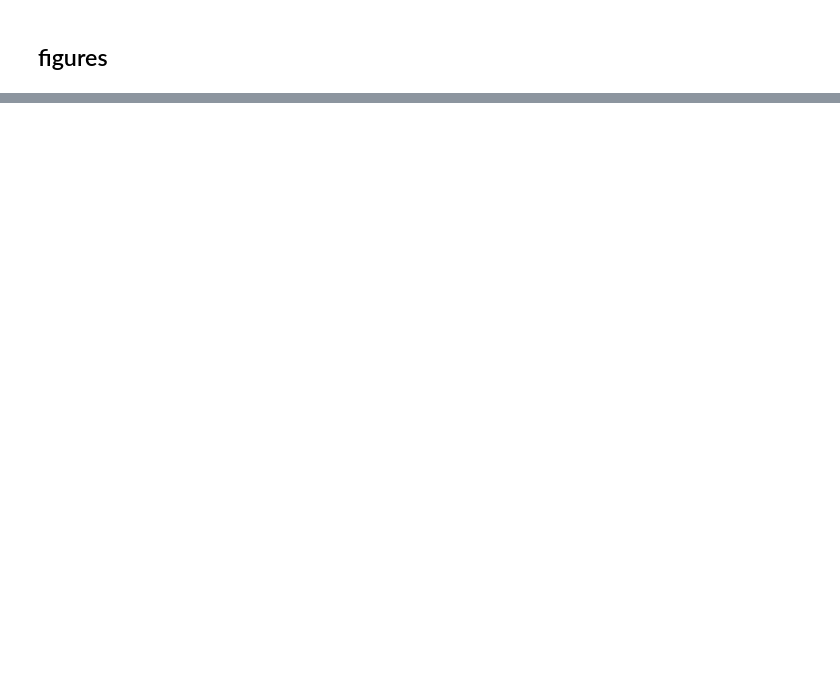
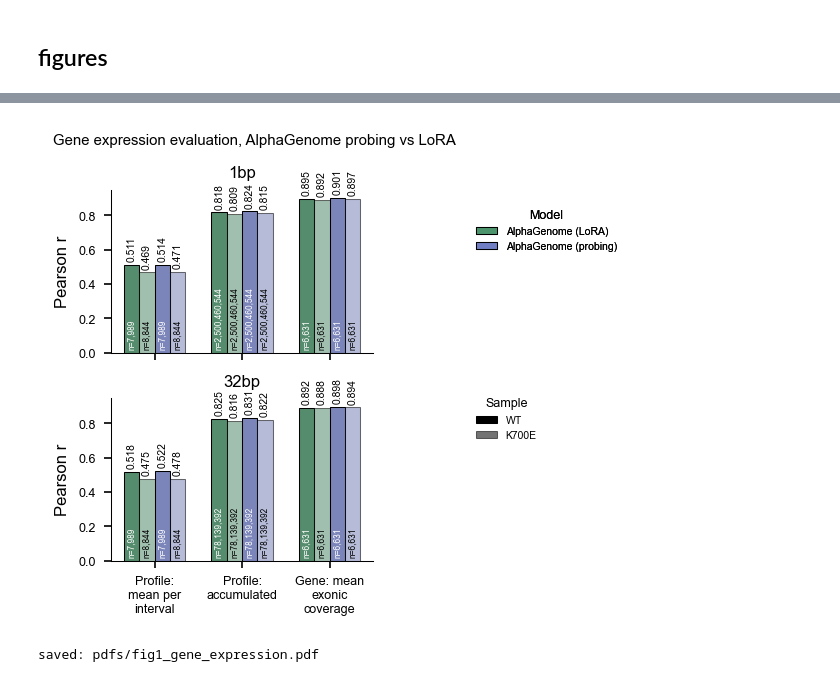
Before and after one commit to MiqG/alphagenome_finetuning_rna, a Jupyter notebook: figures/paper.ipynb, the cells around one changed output, grey strips where cells are left out. Drawn from its saved outputs; the diff is of its cells as text; code cells hidden in the pictures; blank space fills up the shorter version.

```diff
--- a/figures/paper.ipynb
+++ b/figures/paper.ipynb
@@ -327,0 +194,11 @@ saved: pdfs/gene_expr_profile_corr_central_model_epoch10.pdf
+# %%
+GENE_EXPR_SETTINGS = ["profile_per_interval", "profile_accumulated", "gene_mean_exonic"]
+GENE_EXPR_LABELS = {
+    "profile_per_interval": "Profile: mean per interval",
+    "profile_accumulated":  "Profile: accumulated",
+    "gene_mean_exonic":     "Gene: mean exonic coverage",
+}
+RESOLUTIONS = ["1bp", "32bp"]
+
+gene_expr_metrics = pd.read_parquet(os.path.join(ROOT, "results", "paper", "gene_expr_metrics.parquet"))
+print(gene_expr_metrics)
@@ -327,0 +223,15 @@ saved: pdfs/gene_expr_profile_corr_central_model_epoch10.pdf
+# %%
+plot_setting_bars(
+    data=gene_expr_metrics,
+    x_col="setting", x_order=GENE_EXPR_SETTINGS,
+    x_labels=[GENE_EXPR_LABELS[s] for s in GENE_EXPR_SETTINGS],
+    y_col="pearson_r",
+    title="Gene expression evaluation, AlphaGenome probing vs LoRA",
+    outfile=os.path.join(OUTPUT_DIR, "fig1_gene_expression.pdf"),
+    ylabel="Pearson r",
+    models=list(AG_RUNS.keys()),
+    row="resolution", row_order=RESOLUTIONS,
+)
+# %% [output]
+[figure, added]
+saved: pdfs/fig1_gene_expression.pdf
```
Also changed, not shown: parts of 43 cells of this notebook, 8 other files.
